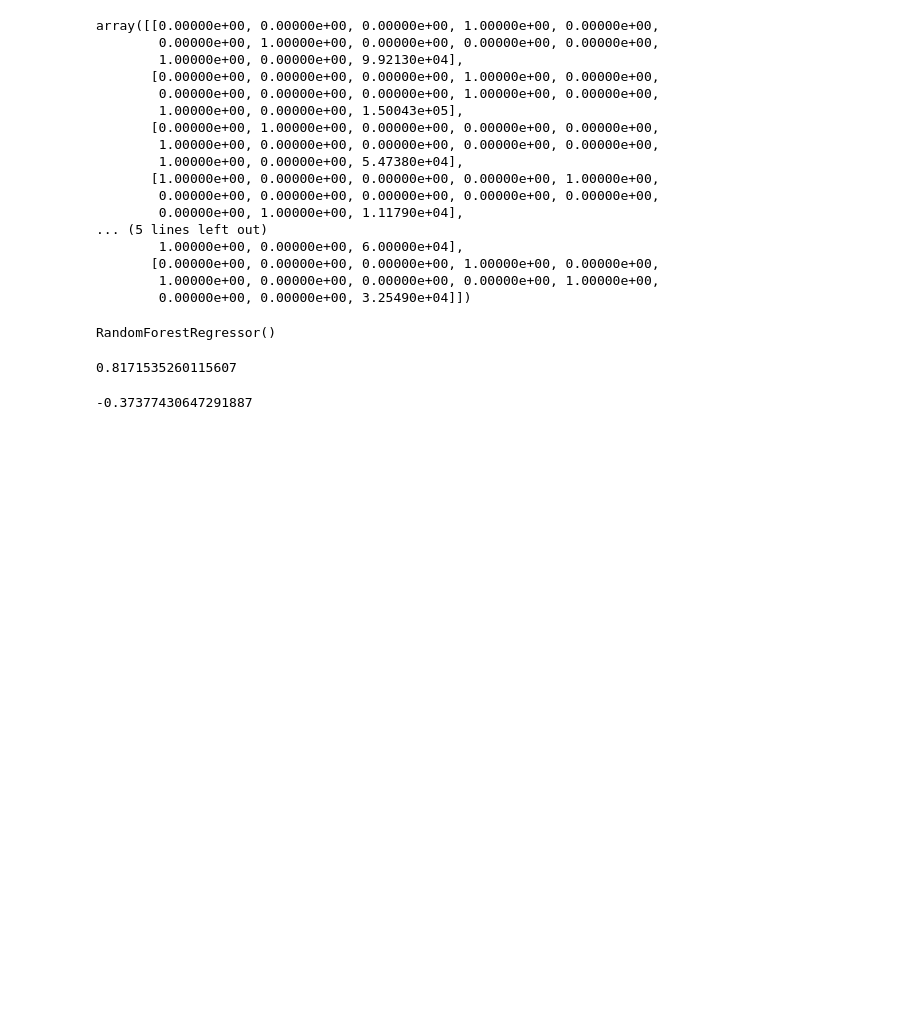
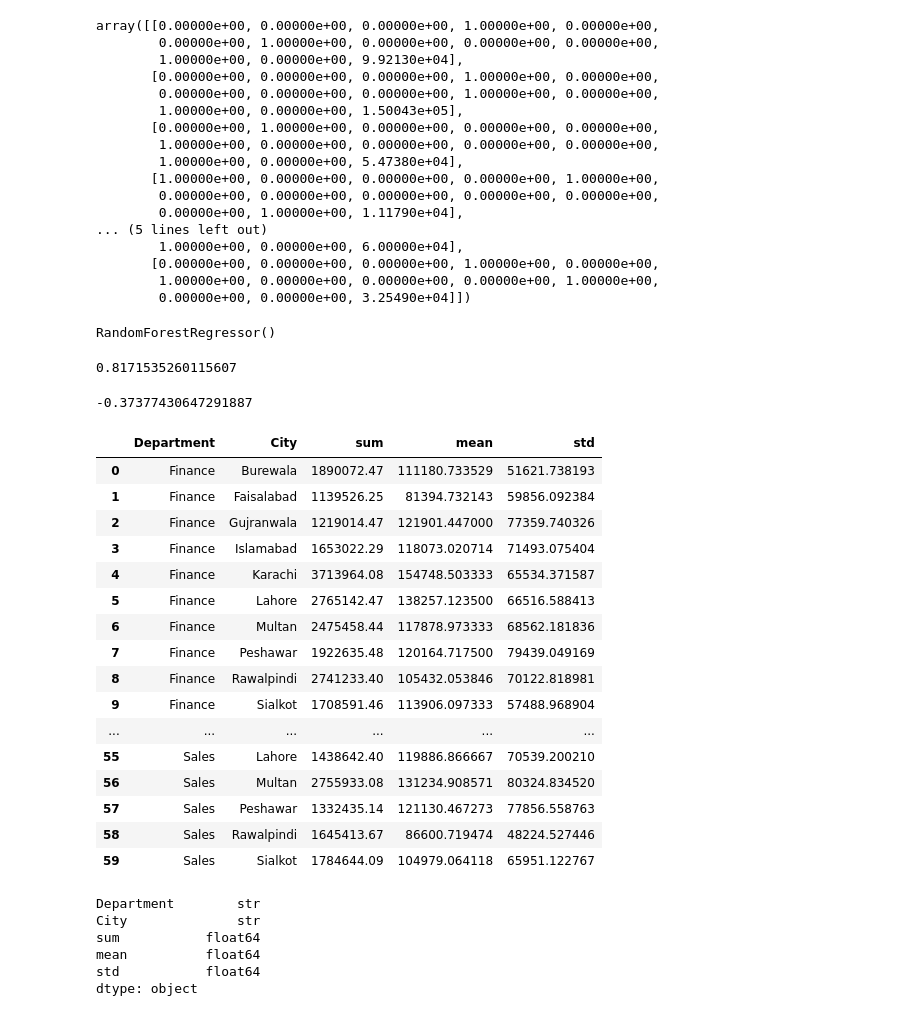
Before and after one commit to DanishNaeem549/Python-and-ML-playlist, a Jupyter notebook: Scikit Learn.ipynb, the cells around one changed output. Saved outputs shown, nothing was run; the diff lists cells and outputs as text; code cells hidden in the pictures; blank space fills up the shorter version.

```diff
--- a/Scikit Learn.ipynb
+++ b/Scikit Learn.ipynb
@@ -214,0 +218,30 @@ pickle.dump(model, open("2nd Model of Practice.plk","wb"))
+# %%
+df = pd.read_csv("group_agg.csv")
+df
+# %% [output]
+|  | Department | City | sum | mean | std |
+| 0 | Finance | Burewala | 1890072.47 | 111180.733529 | 51621.738193 |
+| 1 | Finance | Faisalabad | 1139526.25 | 81394.732143 | 59856.092384 |
+| 2 | Finance | Gujranwala | 1219014.47 | 121901.447000 | 77359.740326 |
+| 3 | Finance | Islamabad | 1653022.29 | 118073.020714 | 71493.075404 |
+| 4 | Finance | Karachi | 3713964.08 | 154748.503333 | 65534.371587 |
+| 5 | Finance | Lahore | 2765142.47 | 138257.123500 | 66516.588413 |
+| 6 | Finance | Multan | 2475458.44 | 117878.973333 | 68562.181836 |
+| 7 | Finance | Peshawar | 1922635.48 | 120164.717500 | 79439.049169 |
+| 8 | Finance | Rawalpindi | 2741233.40 | 105432.053846 | 70122.818981 |
+| 9 | Finance | Sialkot | 1708591.46 | 113906.097333 | 57488.968904 |
+| ... | ... | ... | ... | ... | ... |
+| 55 | Sales | Lahore | 1438642.40 | 119886.866667 | 70539.200210 |
+| 56 | Sales | Multan | 2755933.08 | 131234.908571 | 80324.834520 |
+| 57 | Sales | Peshawar | 1332435.14 | 121130.467273 | 77856.558763 |
+| 58 | Sales | Rawalpindi | 1645413.67 | 86600.719474 | 48224.527446 |
+| 59 | Sales | Sialkot | 1784644.09 | 104979.064118 | 65951.122767 |
+# %%
+df.dtypes
+# %% [output]
+Department        str
+City              str
+sum           float64
+mean          float64
+std           float64
+dtype: object
```
Also changed, not shown: parts of 34 cells of this notebook, 2 other files.
